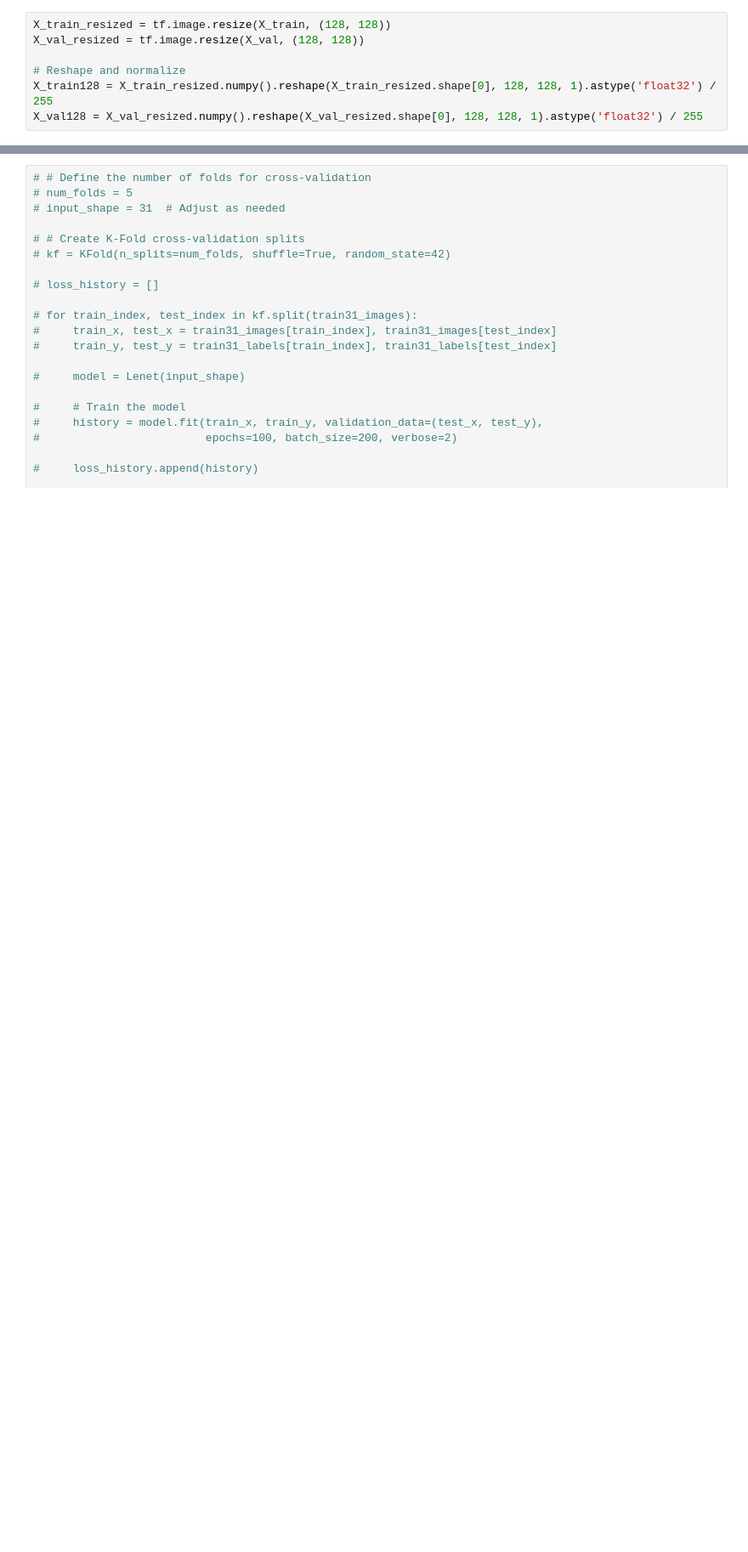
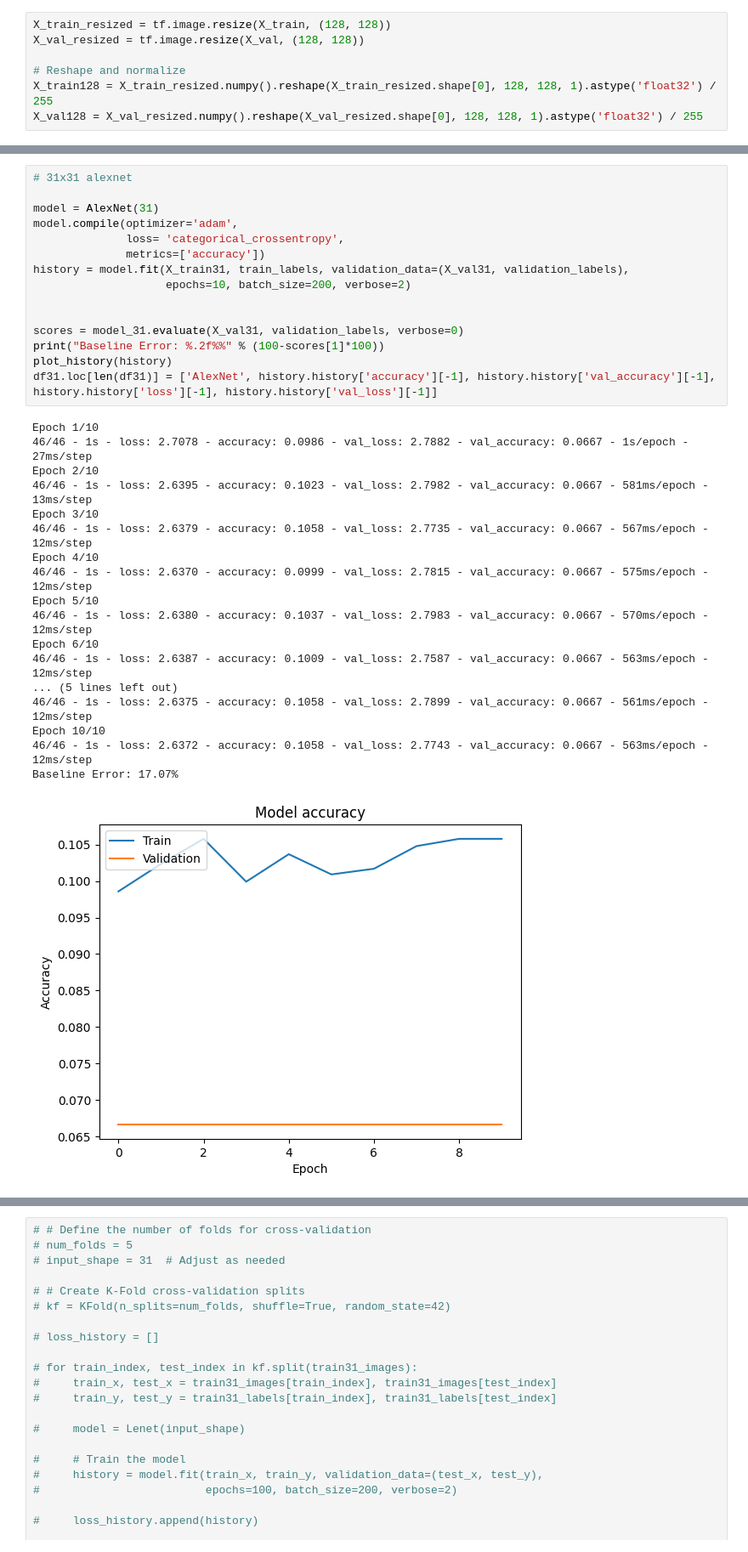
Before and after one commit to Grobbina/DELE, a Jupyter notebook: CNN.ipynb, the cells around one changed output, grey strips where cells are left out. Shown at 85% size. Drawn from its saved outputs; the diff is of its cells as text; blank space fills up the shorter version.

Commit message:
added LeNet and AlexNet

```diff
--- a/CNN.ipynb
+++ b/CNN.ipynb
@@ -403,0 +563,34 @@ array([[0., 0., 0., ..., 0., 1., 0.],
+# %%
+# 31x31 alexnet
+
+model = AlexNet(31)
+model.compile(optimizer='adam',
+              loss= 'categorical_crossentropy',
+              metrics=['accuracy'])
+history = model.fit(X_train31, train_labels, validation_data=(X_val31, validation_labels),
+                    epochs=10, batch_size=200, verbose=2)
+
+
+scores = model_31.evaluate(X_val31, validation_labels, verbose=0)
+print("Baseline Error: %.2f%%" % (100-scores[1]*100))
+plot_history(history)
+df31.loc[len(df31)] = ['AlexNet', history.history['accuracy'][-1], history.history['val_accuracy'][-1], history.history['loss'][-1], history.history['val_loss'][-1]]
+# %% [output]
+Epoch 1/10
+46/46 - 1s - loss: 2.7078 - accuracy: 0.0986 - val_loss: 2.7882 - val_accuracy: 0.0667 - 1s/epoch - 27ms/step
+Epoch 2/10
+46/46 - 1s - loss: 2.6395 - accuracy: 0.1023 - val_loss: 2.7982 - val_accuracy: 0.0667 - 581ms/epoch - 13ms/step
+Epoch 3/10
+46/46 - 1s - loss: 2.6379 - accuracy: 0.1058 - val_loss: 2.7735 - val_accuracy: 0.0667 - 567ms/epoch - 12ms/step
+Epoch 4/10
+46/46 - 1s - loss: 2.6370 - accuracy: 0.0999 - val_loss: 2.7815 - val_accuracy: 0.0667 - 575ms/epoch - 12ms/step
+Epoch 5/10
+46/46 - 1s - loss: 2.6380 - accuracy: 0.1037 - val_loss: 2.7983 - val_accuracy: 0.0667 - 570ms/epoch - 12ms/step
+Epoch 6/10
+46/46 - 1s - loss: 2.6387 - accuracy: 0.1009 - val_loss: 2.7587 - val_accuracy: 0.0667 - 563ms/epoch - 12ms/step
+... (5 lines left out)
+46/46 - 1s - loss: 2.6375 - accuracy: 0.1058 - val_loss: 2.7899 - val_accuracy: 0.0667 - 561ms/epoch - 12ms/step
+Epoch 10/10
+46/46 - 1s - loss: 2.6372 - accuracy: 0.1058 - val_loss: 2.7743 - val_accuracy: 0.0667 - 563ms/epoch - 12ms/step
+Baseline Error: 17.07%
+[figure, added]
```
Also changed, not shown: parts of 21 cells of this notebook.
